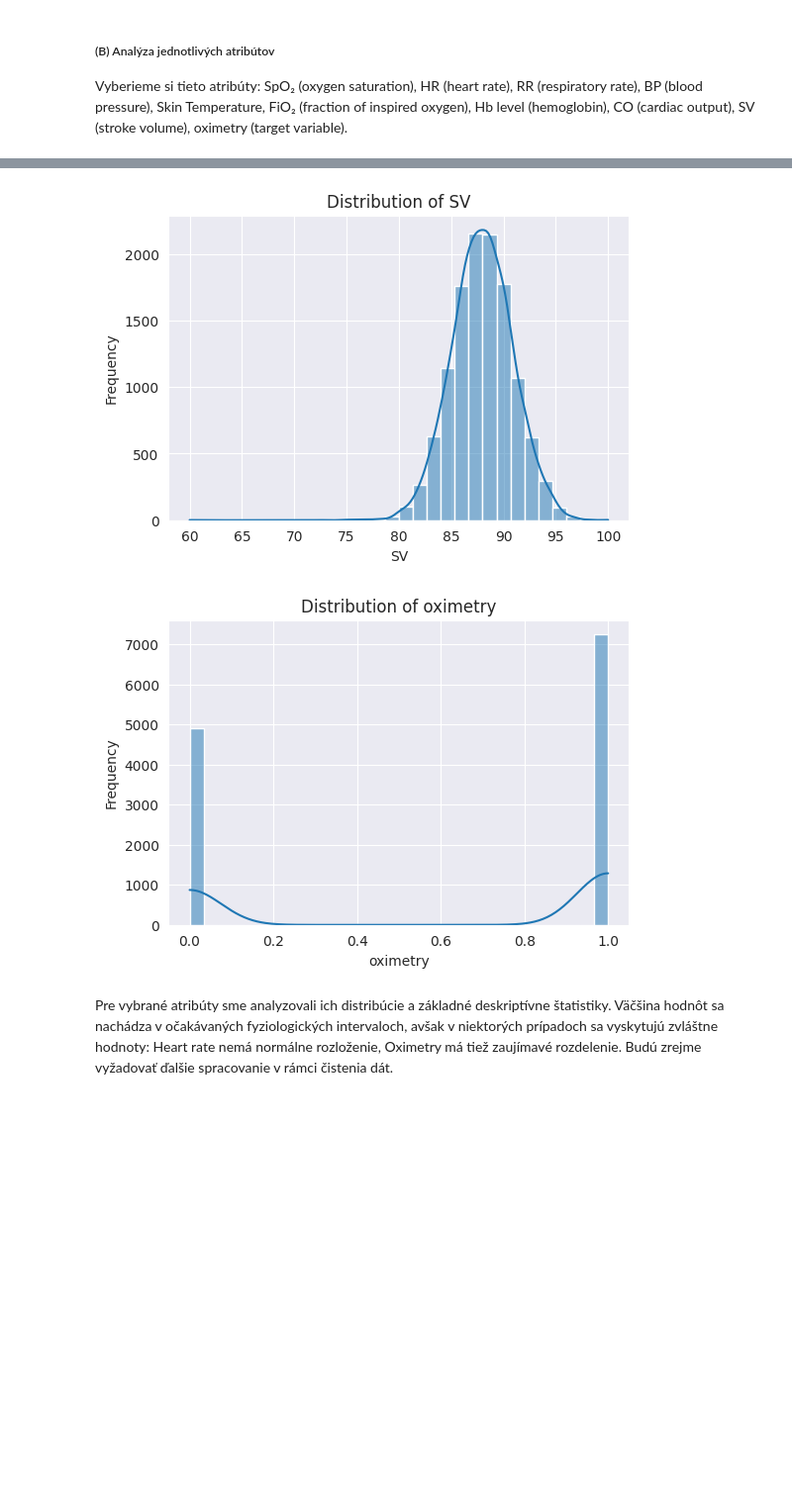
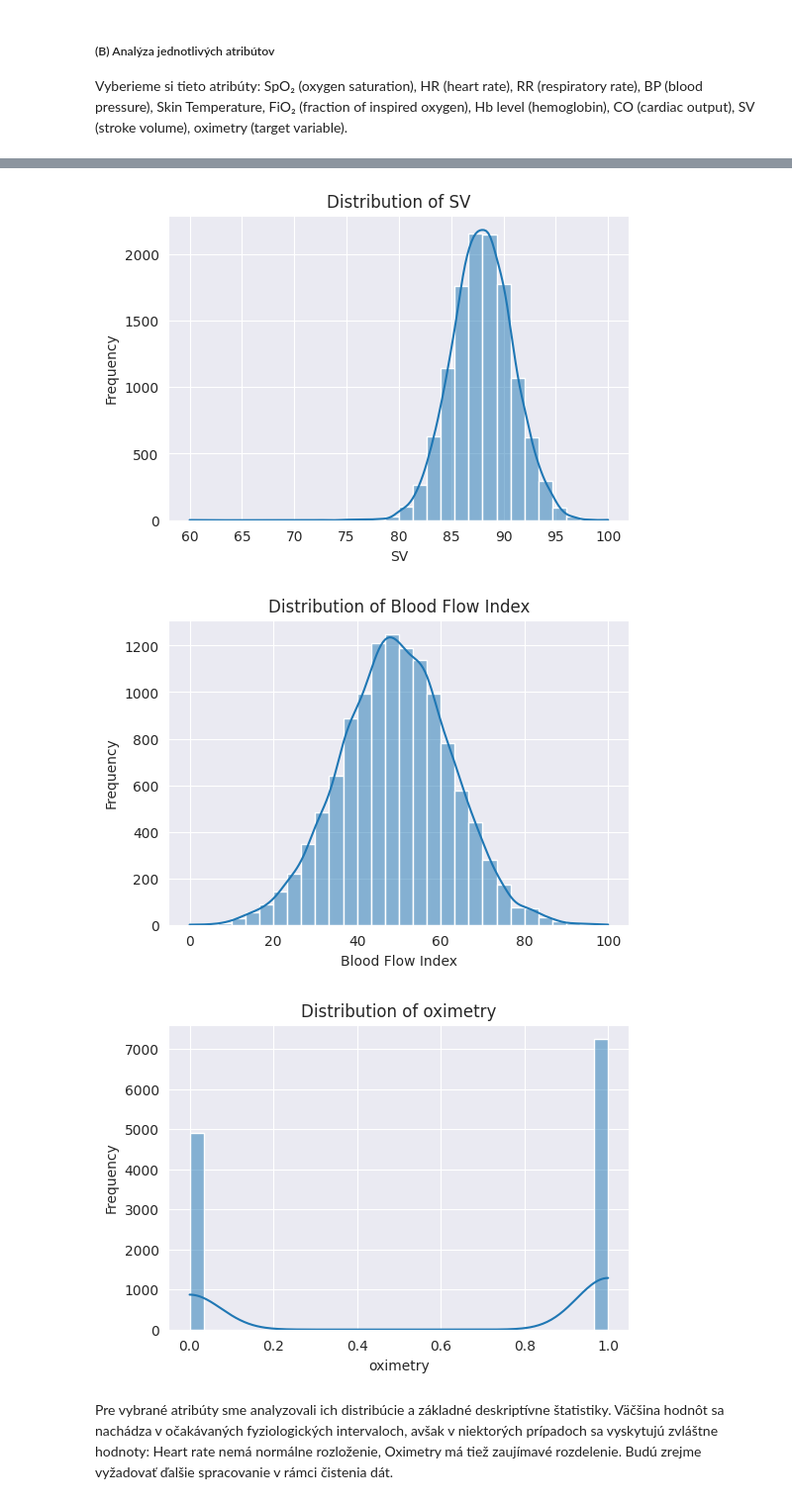
Before and after one commit to simonkubis/IAU_project, a Jupyter notebook: project_part_1.ipynb, the cells around one changed output, grey strips where cells are left out. Shown at 99% size. Saved outputs shown, nothing was run; the diff lists cells and outputs as text; code cells hidden in the pictures; blank space fills up the shorter version.

```diff
--- a/project_part_1.ipynb
+++ b/project_part_1.ipynb
@@ -63,7 +63,8 @@ Z analýzy vyplýva, že Observation je dobre pripravený na ďalšie spracovani
 # %%
 attributes = [
     "SpO₂", "HR", "RR", "BP", "Skin Temperature",
-    "FiO₂", "Hb level", "CO", "SV", "oximetry"
+    "FiO₂", "Hb level", "CO", "SV", "Blood Flow Index",
+    "oximetry"
 ]
 
 desc_stats = observation[attributes].describe().T
@@ -96,14 +97,15 @@ SV                 87.977314   89.938873  100.0
 oximetry            1.000000    1.000000    1.0
 [figure]
 [figure]
 [figure]
 [figure]
 [figure]
 [figure]
 [figure]
 [figure]
 [figure]
-[figure, old version]
+[figure, new version]
+[figure, added]
 # %% [markdown]
 <p>Pre vybrané atribúty sme analyzovali ich distribúcie a základné deskriptívne štatistiky. Väčšina hodnôt sa nachádza v očakávaných fyziologických intervaloch, avšak v niektorých prípadoch sa vyskytujú zvláštne hodnoty: Heart rate nemá normálne rozloženie, Oximetry má tiež zaujímavé rozdelenie. Budú zrejme vyžadovať ďalšie spracovanie v rámci čistenia dát.</p>
 # %% [markdown]
```
Also changed, not shown: parts of 12 cells of this notebook.
